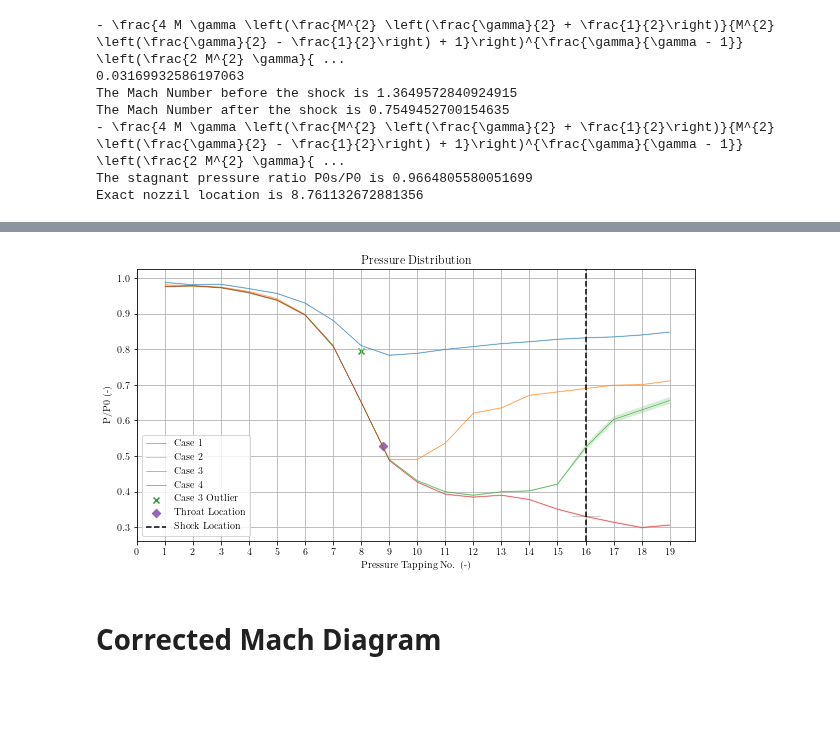
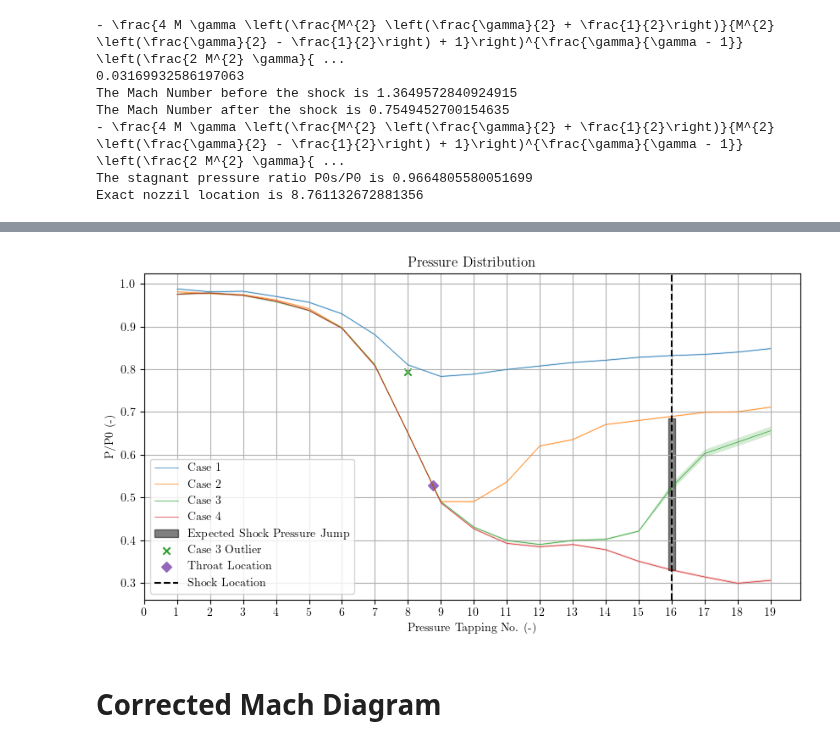
Before and after one commit to lpender3672/MEng-CW, a Jupyter notebook: IIA/3A3/Supersonic_Nozzle/analysis.ipynb, the cells around one changed output, grey strips where cells are left out. Drawn from its saved outputs; the diff is of its cells as text; code cells hidden in the pictures; blank space fills up the shorter version.

```diff
--- a/IIA/3A3/Supersonic_Nozzle/analysis.ipynb
+++ b/IIA/3A3/Supersonic_Nozzle/analysis.ipynb
@@ -253,39 +254,48 @@ Exact nozzil location is 8.761132672881356
+# %%
+def p_p0_from_M(M):
+    g = 1.4
+    return (1 + (g-1)/2 * M ** 2) ** (-g / (g - 1))
+
+LB = C4_rp[C3_SHOCK_LOCATION]
+UB = p_p0_from_M(MachNo_after_shock)
 # %%
 
 fig,ax = plt.subplots(figsize=(10,5))
 ax.plot(C1[:,0], C1_rp, label='Case 1', linewidth = 0.5)
 ax.fill_between(C1[:,0], C1_rp * (1 - C1_u_rp), C1_rp * (1 + C1_u_rp), alpha=0.2)
 ax.plot(C2[:,0], C2_rp, label='Case 2', linewidth = 0.5)
 ax.fill_between(C2[:,0], C2_rp * (1 - C2_u_rp), C2_rp * (1 + C2_u_rp), alpha=0.2)
 #ax.plot(C3[:,0], C3_rp, label='Case 3')
 ax.plot(C3[:,0], C3_rp_corrected, label='Case 3', linewidth = 0.5)
 ax.fill_between(C3[:,0], C3_rp_corrected * (1 - C3_u_rp_corrected), C3_rp_corrected * (1 + C3_u_rp_corrected), alpha=0.2)
 ax.plot(C4[:,0], C4_rp, label='Case 4', linewidth=0.5)
 ax.fill_between(C4[:,0], C4_rp * (1 - C4_u_rp), C4_rp * (1 + C4_u_rp), alpha=0.2)
 
 
-LB = C4_rp[C3_SHOCK_LOCATION]
-UB = rPs / P0s_p_from_M(MachNo_before_shock)
-
-ax.fill_between([C3_SHOCK_LOCATION+0.5, C3_SHOCK_LOCATION+1.5],
-                [LB,LB], [UB,UB], color='black', alpha=0.2)
+width = 0.1
+ax.fill_between([C3_SHOCK_LOCATION + 1 - width,
+                 C3_SHOCK_LOCATION + 1 + width],
+                [LB,LB], [UB,UB],
+                color='black',
+                alpha=0.5,
+                label="Expected Shock Pressure Jump")
 
 ax.scatter(C3[7,0], C3_rp[7], label='Case 3 Outlier', color='C2', marker='x')
 ax.scatter(exact_throat_location, 0.5283, label='Throat Location', marker='D', c='C4')
 ax.axvline(C3_SHOCK_LOCATION + 1, label='Shock Location', c='black', linestyle='--')
 
 plt.xticks(np.arange(0, 20, 1))
 
 plt.xlabel('Pressure Tapping No. (-)')
 plt.ylabel('P/P0 (-)')
 plt.title('Pressure Distribution')
 plt.grid()
 plt.legend()
 
 plt.savefig('pressure_ratio_distribution_corrected.png', dpi=300)
 plt.show()
 # %% [output]
-[figure, old version]
+[figure, new version]
 # %% [markdown]
 # Corrected Mach Diagram
 # %%
```
Also changed, not shown: parts of 10 cells of this notebook, 9 other files.
